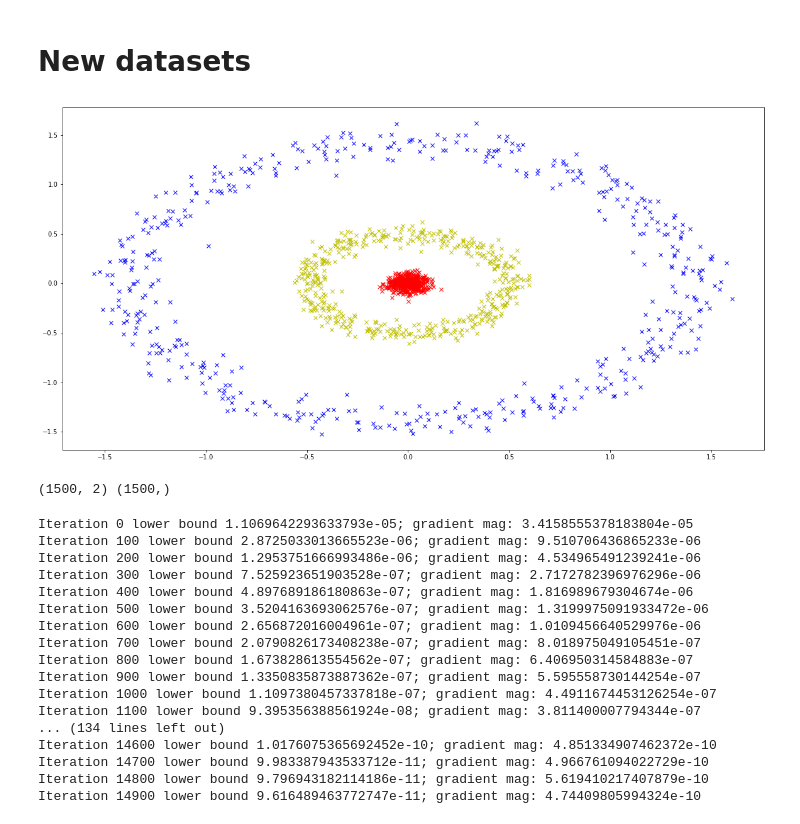
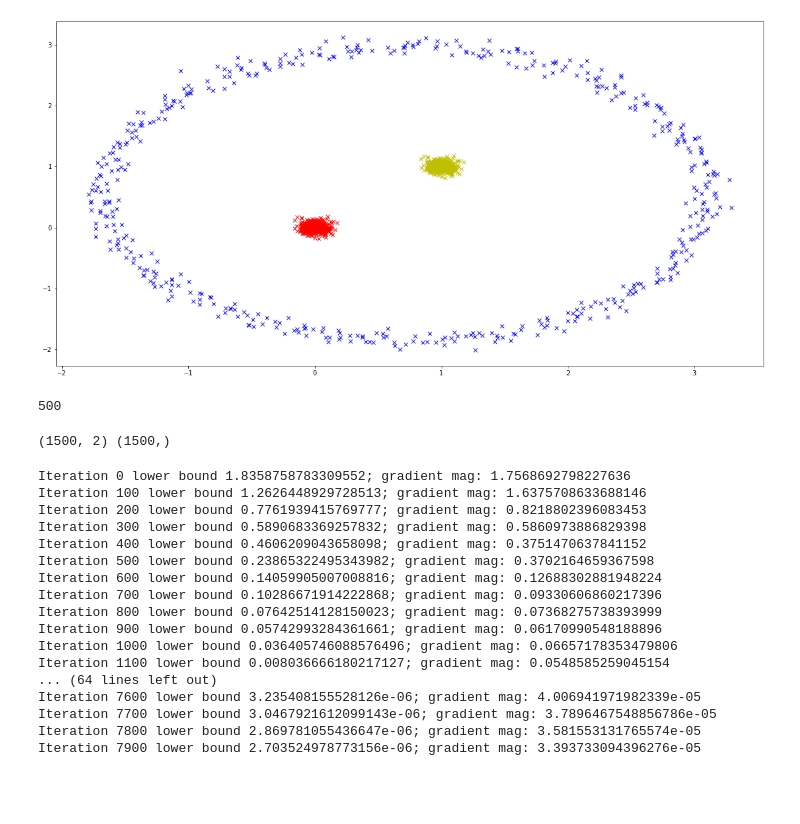
Before and after one commit to DavidAssaraf106/NLM, a Jupyter notebook: Experiments/TestR.ipynb, the cells around one changed output. Drawn from its saved outputs; the diff is of its cells as text; code cells hidden in the pictures; blank space fills up the shorter version.

```diff
--- a/Experiments/TestR.ipynb
+++ b/Experiments/TestR.ipynb
@@ -268,6 +14,4 @@ plt.show()
-# %% [markdown]
-# New datasets
 # %%
-boundary, class1, class2=create_two_circular_classes_outer(n=1000, noise_input=0.05, plot=True, distance=2)
+boundary, class1, class2=create_two_classes_circular_boundary(n=1000, noise_input=0.06, plot=True, distance=1, n_boundary=1000, noise_input_boundary=0.01)
 # %% [output]
-[figure, old version]
+[figure, new version]
@@ -274,3 +20,7 @@ boundary, class1, class2=create_two_circular_classes_outer(n=1000, noise_input=0
+# %%
+print(len(boundary[0]))
+# %% [output]
+500
 # %%
 X_try=np.hstack((boundary, class1, class2)).T
 y_try= np.array([[k] * 500 for k in range(3)])
@@ -312,28 +62,34 @@ X_train_try, X_test_try, y_train_try, y_test_try = train_test_split(X_try,y_try_
 # %%
 ###define design choices in gradient descent
 params = {'step_size':1e-3,
-          'max_iteration':15000,
+          'max_iteration':8000,
           'random_restarts':1}
 
 #fit my neural network to minimize MSE on the given data
 #nlm.fit_MLE(x.T, y.reshape(1,-1), params)
 
 nlm2.fit_MLE(X_train_try.T, y_train_try.T, params)
+
+import pickle
+filename = 'weights5000_two_classes_R1'
+f=open(filename,"wb" )
+pickle.dump(nlm2.weights,f)
+f.close()
 # %% [output]
-Iteration 0 lower bound 1.1069642293633793e-05; gradient mag: 3.4158555378183804e-05
-Iteration 100 lower bound 2.8725033013665523e-06; gradient mag: 9.510706436865233e-06
-Iteration 200 lower bound 1.2953751666993486e-06; gradient mag: 4.534965491239241e-06
-Iteration 300 lower bound 7.525923651903528e-07; gradient mag: 2.7172782396976296e-06
-Iteration 400 lower bound 4.897689186180863e-07; gradient mag: 1.816989679304674e-06
-Iteration 500 lower bound 3.5204163693062576e-07; gradient mag: 1.3199975091933472e-06
-Iteration 600 lower bound 2.656872016004961e-07; gradient mag: 1.0109456640529976e-06
-Iteration 700 lower bound 2.0790826173408238e-07; gradient mag: 8.018975049105451e-07
-Iteration 800 lower bound 1.673828613554562e-07; gradient mag: 6.406950314584883e-07
-Iteration 900 lower bound 1.3350835873887362e-07; gradient mag: 5.595558730144254e-07
-Iteration 1000 lower bound 1.1097380457337818e-07; gradient mag: 4.4911674453126254e-07
-Iteration 1100 lower bound 9.395356388561924e-08; gradient mag: 3.811400007794344e-07
-... (134 lines left out)
-Iteration 14600 lower bound 1.0176075365692452e-10; gradient mag: 4.851334907462372e-10
-Iteration 14700 lower bound 9.983387943533712e-11; gradient mag: 4.966761094022729e-10
-Iteration 14800 lower bound 9.796943182114186e-11; gradient mag: 5.619410217407879e-10
-Iteration 14900 lower bound 9.616489463772747e-11; gradient mag: 4.74409805994324e-10
+Iteration 0 lower bound 1.8358758783309552; gradient mag: 1.7568692798227636
+Iteration 100 lower bound 1.2626448929728513; gradient mag: 1.6375708633688146
+Iteration 200 lower bound 0.7761939415769777; gradient mag: 0.8218802396083453
+Iteration 300 lower bound 0.5890683369257832; gradient mag: 0.5860973886829398
+Iteration 400 lower bound 0.4606209043658098; gradient mag: 0.3751470637841152
+Iteration 500 lower bound 0.23865322495343982; gradient mag: 0.3702164659367598
+Iteration 600 lower bound 0.14059905007008816; gradient mag: 0.12688302881948224
+Iteration 700 lower bound 0.10286671914222868; gradient mag: 0.09330606860217396
+Iteration 800 lower bound 0.07642514128150023; gradient mag: 0.07368275738393999
+Iteration 900 lower bound 0.05742993284361661; gradient mag: 0.06170990548188896
+Iteration 1000 lower bound 0.036405746088576496; gradient mag: 0.06657178353479806
+Iteration 1100 lower bound 0.008036666180217127; gradient mag: 0.0548585259045154
+... (64 lines left out)
+Iteration 7600 lower bound 3.235408155528126e-06; gradient mag: 4.006941971982339e-05
+Iteration 7700 lower bound 3.0467921612099143e-06; gradient mag: 3.7896467548856786e-05
+Iteration 7800 lower bound 2.869781055436647e-06; gradient mag: 3.581553131765574e-05
+Iteration 7900 lower bound 2.703524978773156e-06; gradient mag: 3.393733094396276e-05
```
Also changed, not shown: parts of 49 cells of this notebook, 9 other files.
